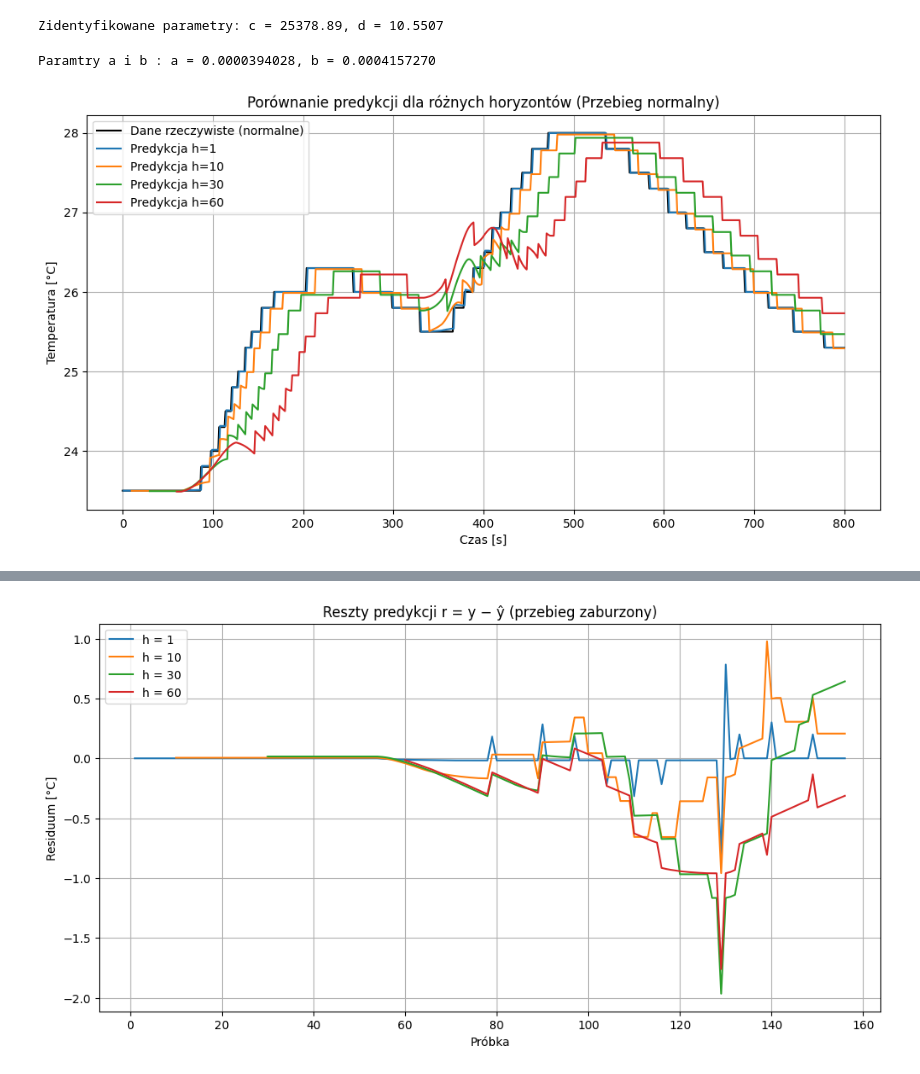
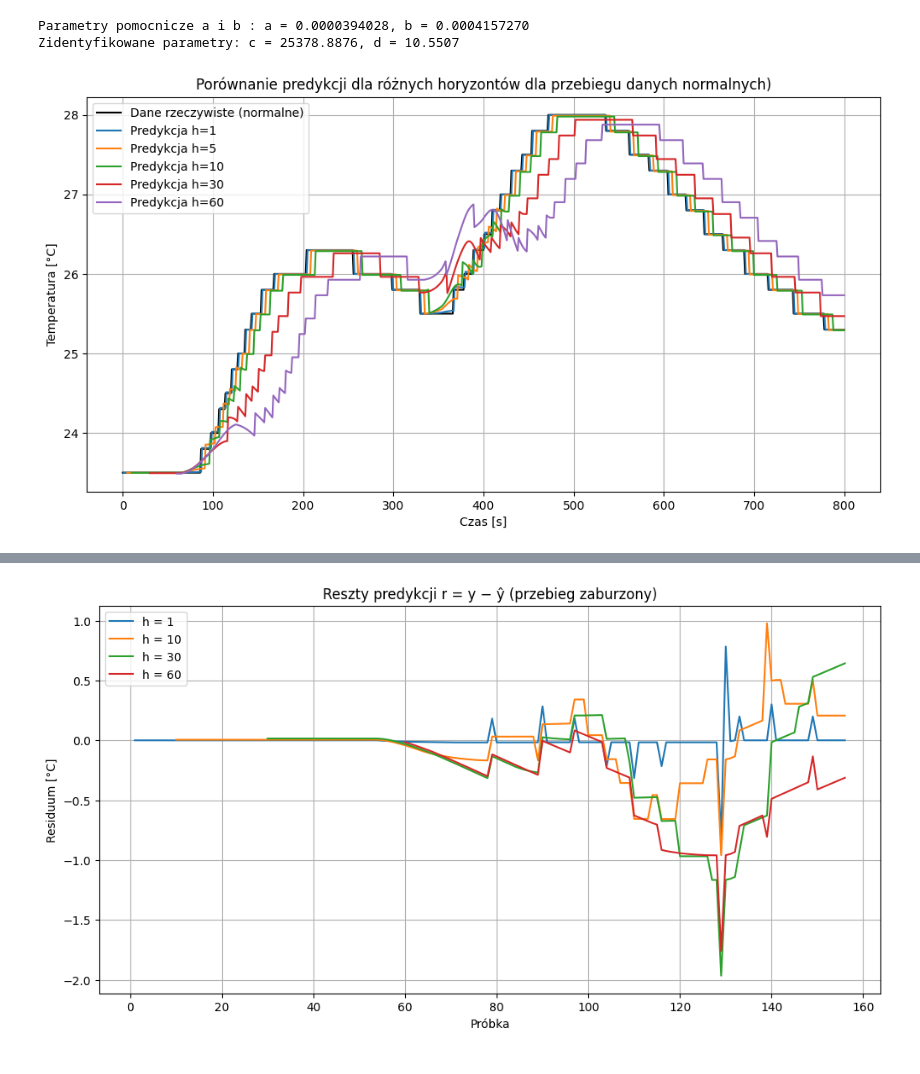
Before and after one commit to lenaskiba22/projekt_pip, a Jupyter notebook: pip_zadanie4.ipynb, the cells around one changed output, grey strips where cells are left out. Saved outputs shown, nothing was run; the diff lists cells and outputs as text; code cells hidden in the pictures.

```diff
--- a/pip_zadanie4.ipynb
+++ b/pip_zadanie4.ipynb
@@ -22,12 +24,13 @@ y_norm, z_norm, u_norm = przygotuj_sygnaly(dane_normalne)
 y_zab, z_zab, u_zab = przygotuj_sygnaly(dane_zaburzone)
 # %%
 # Zad 1 i 2: Wyznaczenie parametrów c i d metodą MNK
-# Model dyskretny: y[n+1] = y[n] + (dt/c)*u[n] + (d*dt/c)*(z[n] - y[n])
-# Równanie regresji: delta_y = a*u + b*(z-y)
-# gdzie a = dt/c, b = d*dt/c
+# Model dyskretny: y[n+1] = y[n] + (Δt/c)*u[n] + (d*Δt/c)*(z[n] - y[n])
+# Równanie regresji:  y[n+1] -y[n] = a*u + b*(z-y)
+# gdzie paramtery pomocnicze to: a = Δt/c, b = (d*Δt)/c
 
-roznica_y = y_norm[1:] - y_norm[:-1]
-macierz_regresji = np.column_stack([
+
+roznica_y = y_norm[1:] - y_norm[:-1] # y[n+1] - y[n]
+macierz_wejsciowa = np.column_stack([
     u_norm[:-1],
     z_norm[:-1] - y_norm[:-1]
 ])
@@ -34,21 +55,20 @@ macierz_regresji = np.column_stack([
 # %%
-# Rozwiązanie układu (Metoda Najmniejszych Kwadratów)
-parametry_pomocnicze, _, _, _ = np.linalg.lstsq(macierz_regresji, roznica_y, rcond=None)
+# Rozwiązanie układu - Metoda Najmniejszych Kwadratów
+parametry_pomocnicze, _, _, _ = np.linalg.lstsq(macierz_wejsciowa, roznica_y, rcond=None)
 a_mnk, b_mnk = parametry_pomocnicze
 
-# Wyliczenie parametrów fizycznych c i d
+#wyliczenie parametrów fizycznych c i d
+#c to Δt/a, d=b/a
 c_wynik = dt / a_mnk
 d_wynik = b_mnk / a_mnk
 
-print(f"Zidentyfikowane parametry: c = {c_wynik:.2f}, d = {d_wynik:.4f}")
+print(f"Parametry pomocnicze a i b : a = {a_mnk:.10f}, b = {b_mnk:.10f}")
+print(f"Zidentyfikowane parametry: c = {c_wynik:.4f}, d = {d_wynik:.4f}")
 # %% [output]
-Zidentyfikowane parametry: c = 25378.89, d = 10.5507
+Parametry pomocnicze a i b : a = 0.0000394028, b = 0.0004157270
+Zidentyfikowane parametry: c = 25378.8876, d = 10.5507
-# %%
-print(f"Paramtry a i b : a = {a_mnk:.10f}, b = {b_mnk:.10f}")
-# %% [output]
-Paramtry a i b : a = 0.0000394028, b = 0.0004157270
 # %%
-# Zad 3 i 4: Predykcja z horyzontem h
+# Zad 3: Predykcja z horyzontem h
 def oblicz_predykcje(y_dane, u_dane, z_dane, a, b, horyzont):
     n_probek = len(y_dane)
     y_pred = np.full(n_probek, np.nan)
@@ -66,19 +86,28 @@ def oblicz_predykcje(y_dane, u_dane, z_dane, a, b, horyzont):
         y_pred[n] = temp_sym
     return y_pred
 
-horyzonty = [1, 10, 30, 60] # h=1s, h=10s, h=60s (1 minuta)
-wyniki_predykcji = {h: oblicz_predykcje(y_norm, u_norm, z_norm, a_mnk, b_mnk, h) for h in horyzonty}
+horyzonty = [ 1,5,10,30,60]
+wyniki_predykcji = {h: oblicz_predykcje(y_norm, u_norm, z_norm, a_mnk, b_mnk, h) for h in horyzonty}#do zminy kod
+
+# for h in horyzonty:
+#     y_hat = wyniki_predykcji[h]
+#
+#     print(f"Predykcja wyjścia ŷ_n dla h = {h}")
+#     print("n\tŷ_n")
+#
+#     for n in range(h, len(y_hat)):
+#         print(f"{n}\t{y_hat[n]:.3f}")
 # %%
-# Wykres porównawczy predykcji
+# przebieg rzeczywisty i przebiegi przewidywane -wykres porównawczy predykcji
 plt.figure(figsize=(12, 6))
-plt.plot(y_norm, label="Dane rzeczywiste (normalne)", color='black', linewidth=1.5)
+plt.plot(y_norm, label="Dane rzeczywiste (normalne)", color='black',  linewidth=1.5)
 for h in horyzonty:
     plt.plot(wyniki_predykcji[h], label=f"Predykcja h={h}")
-plt.title("Porównanie predykcji dla różnych horyzontów (Przebieg normalny)")
+plt.title("Porównanie predykcji dla różnych horyzontów dla przebiegu danych normalnych)")
 plt.xlabel("Czas [s]")
 plt.ylabel("Temperatura [°C]")
 plt.legend()
 plt.grid(True)
 plt.show()
 # %% [output]
-[figure, old version]
+[figure, new version]
```
Also changed, not shown: parts of 11 cells of this notebook.
